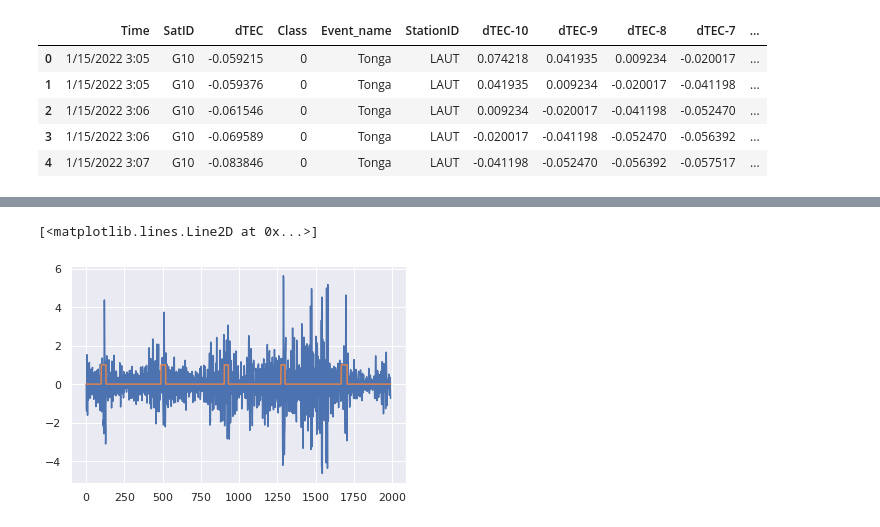
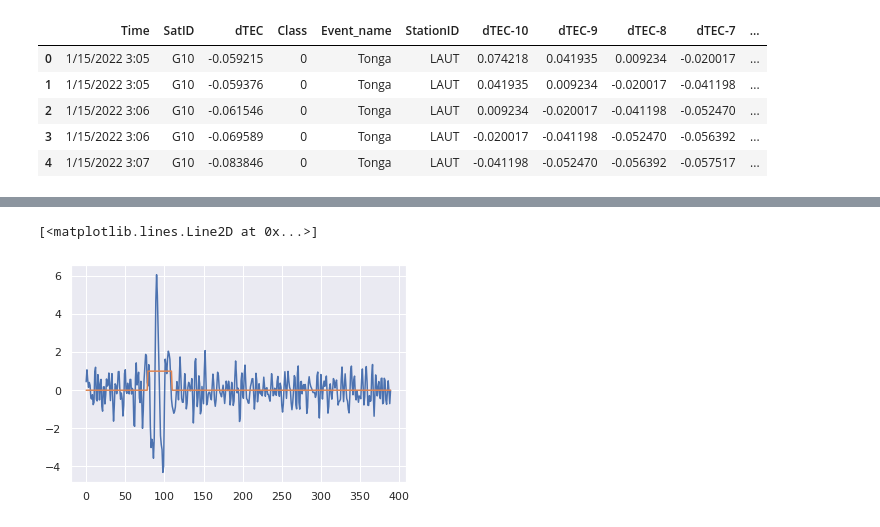
Before and after one commit to spaceonion1001/LD-CPD, a Jupyter notebook: notebooks/dtec_cleaning.ipynb, the cells around one changed output, grey strips where cells are left out. Cells and saved outputs as stored; diff of their text form; code cells hidden in the pictures.

Commit message:
Fixed Alaska Data

```diff
--- a/notebooks/dtec_cleaning.ipynb
+++ b/notebooks/dtec_cleaning.ipynb
@@ -70,0 +66,3 @@ sns.histplot(alaska_vals[:, 1])
+# %%
+alaska_piv = alaska.pivot(columns='StationID', values='dTEC')
+alaska_piv.tail()
@@ -70,0 +76,3 @@ sns.histplot(alaska_vals[:, 1])
+# %%
+alaska_time_piv = alaska.pivot(columns='StationID', values='Time')
+alaska_time_piv
@@ -70,0 +93,14 @@ sns.histplot(alaska_vals[:, 1])
+# %%
+alaska_class_piv = alaska.pivot(columns='StationID', values='Class')
+#alaska_class_piv = alaska_class_piv.iloc[0:390, :]
+last_idx = 390
+length = alaska_class_piv.shape[0]
+shift_stations = ['AV07', 'AV09', 'AV10']
+for stat in shift_stations:
+    alaska_piv.loc[:, stat] = alaska_piv.loc[:, stat].shift(length-last_idx)
+    alaska_class_piv.loc[:, stat] = alaska_class_piv.loc[:, stat].shift(length-last_idx)
+    alaska_time_piv.loc[:, stat] = alaska_time_piv.loc[:, stat].shift(length-last_idx)
+alaska_piv = alaska_piv.iloc[length-last_idx:, :]
+alaska_class_piv = alaska_class_piv.iloc[length-last_idx:, :]
+alaska_time_piv = alaska_time_piv.iloc[length-last_idx:, :]
+alaska_class_piv.tail()
@@ -71,3 +187,3 @@ sns.histplot(alaska_vals[:, 1])
 # %%
 scaler = StandardScaler()
-alaska_vals = scaler.fit_transform(alaska_vals)
+alaska_vals = scaler.fit_transform(alaska_piv.values)
@@ -80,6 +200,6 @@ np.linalg.det(np.cov(alaska_vals.T))
 # %%
 plt.plot(alaska_vals[:, 0])
-plt.plot(alaska_class.values)
+plt.plot(alaska_class_piv.values[:, 0])
 # %% [output]
 [<matplotlib.lines.Line2D at 0x...>]
-[figure, old version]
+[figure, new version]
```
Also changed, not shown: parts of 36 cells of this notebook, 4 other files.
